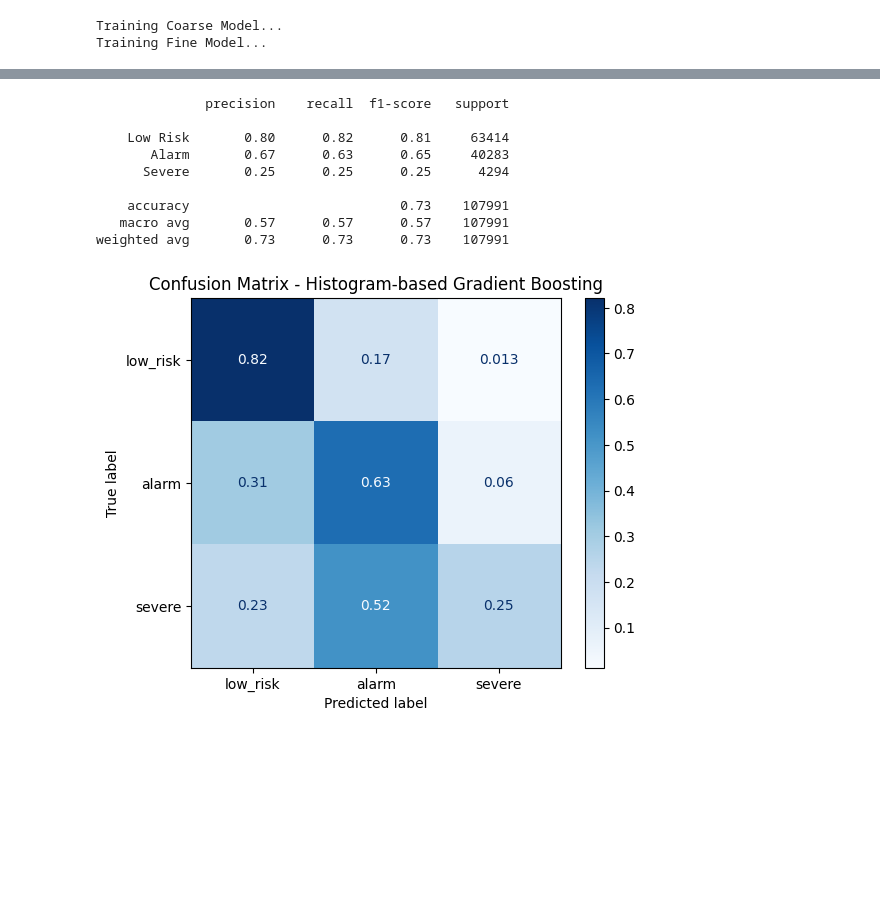
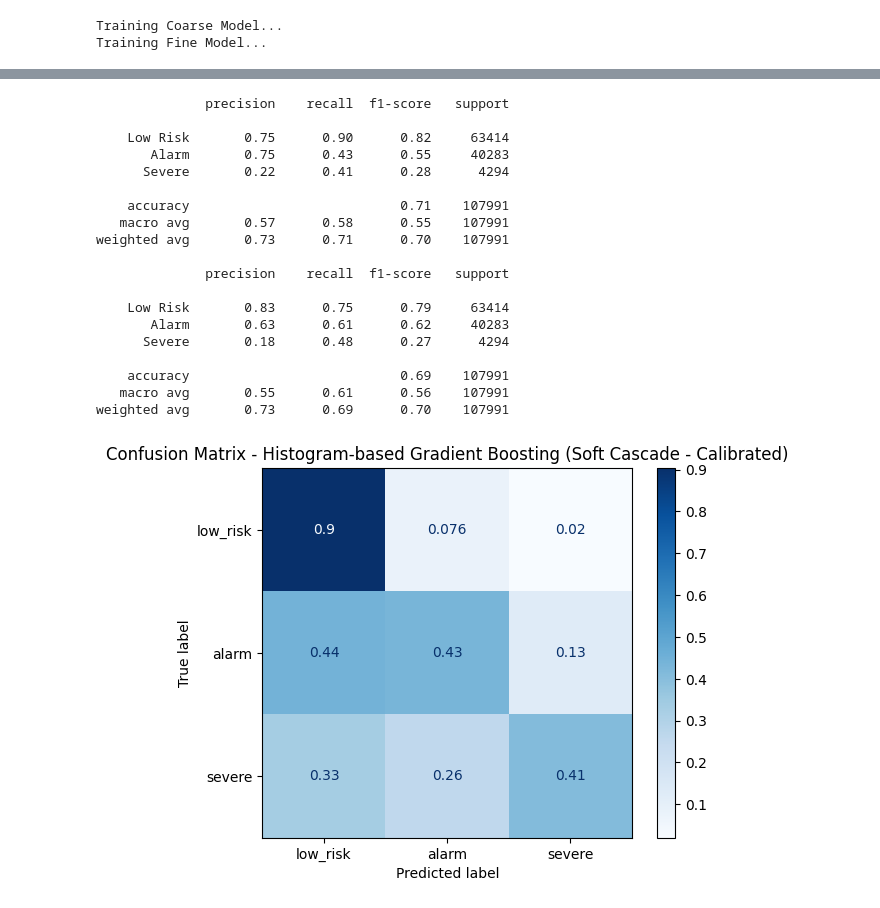
Before and after one commit to mlab-inf-ufrgs/dengue-severity-prediction, a Jupyter notebook: src/hier_classifier_hgb.ipynb, the cells around one changed output, grey strips where cells are left out. Drawn from its saved outputs; the diff is of its cells as text; code cells hidden in the pictures; blank space fills up the shorter version.

```diff
--- a/src/hier_classifier_hgb.ipynb
+++ b/src/hier_classifier_hgb.ipynb
@@ -187,10 +284,17 @@ Training Fine Model...
 # %%
+_, X_val_coarse, _, y_val_coarse = train_test_split(
+    X_coarse, y_coarse, test_size=TEST_RATIO, random_state=RANDOM_STATE, stratify=y_coarse
+)
+_, X_val_fine, _, y_val_fine = train_test_split(
+    X_fine, y_fine, test_size=TEST_RATIO, random_state=RANDOM_STATE, stratify=y_fine
+)
+
+X_val_fine_resampled, y_val_fine_resampled = resample_fine(X_val_fine, y_val_fine)
+
 calibrated_coarse = CalibratedClassifierCV(model_coarse, method='isotonic', cv='prefit')
 calibrated_fine = CalibratedClassifierCV(model_fine, method='isotonic', cv='prefit')
 
-X_fine_resampled, y_fine_resampled = resample_fine(X_fine, y_fine)
-
-calibrated_coarse.fit(X_coarse, y_coarse)
-calibrated_fine.fit(X_fine_resampled, y_fine_resampled)
+calibrated_coarse.fit(X_val_coarse, y_val_coarse)
+calibrated_fine.fit(X_val_fine_resampled, y_val_fine_resampled)
 # %% [output]
 CalibratedClassifierCV(cv='prefit',
@@ -223,25 +312,36 @@ Requirement already satisfied: six>=1.5 in /home/gabriel/Documents/UFRGS/SBCAS/.
+# %%
+f1_soft_calibrated, preds_soft_calibrated = predict_soft_cascade(
+    calibrated_coarse, calibrated_fine, X_test, y_test,
+)
+f1_hard_calibrated, preds_hard_calibrated = predict_hard_cascade(
+    calibrated_coarse, calibrated_fine, X_test, y_test,
+    threshold_coarse=0.4, threshold_fine=0.5
+)
+# %% [output]
+              precision    recall  f1-score   support
+
+    Low Risk       0.75      0.90      0.82     63414
+       Alarm       0.75      0.43      0.55     40283
+      Severe       0.22      0.41      0.28      4294
+
+    accuracy                           0.71    107991
+   macro avg       0.57      0.58      0.55    107991
+weighted avg       0.73      0.71      0.70    107991
+
+              precision    recall  f1-score   support
+
+    Low Risk       0.83      0.75      0.79     63414
+       Alarm       0.63      0.61      0.62     40283
+      Severe       0.18      0.48      0.27      4294
+
+    accuracy                           0.69    107991
+   macro avg       0.55      0.61      0.56    107991
+weighted avg       0.73      0.69      0.70    107991
 # %%
-# Plot confusion matrix
-import matplotlib.pyplot as plt
-from sklearn.metrics import ConfusionMatrixDisplay
-
-f1, preds = predict_soft_cascade(
-    calibrated_coarse, calibrated_fine, X_test, y_test
+ConfusionMatrixDisplay.from_predictions(
+    y_test, preds_soft_calibrated, display_labels=TARGET_NAMES, cmap=plt.cm.Blues, normalize='true'
 )
-
-ConfusionMatrixDisplay.from_predictions(
-    y_test, preds, display_labels=TARGET_NAMES, cmap=plt.cm.Blues, normalize='true'
-)
-plt.title("Confusion Matrix - Histogram-based Gradient Boosting")
+plt.title("Confusion Matrix - Histogram-based Gradient Boosting (Soft Cascade - Calibrated)")
 plt.show()
 # %% [output]
-              precision    recall  f1-score   support
-
-    Low Risk       0.80      0.82      0.81     63414
-       Alarm       0.67      0.63      0.65     40283
-      Severe       0.25      0.25      0.25      4294
-
-    accuracy                           0.73    107991
-   macro avg       0.57      0.57      0.57    107991
-weighted avg       0.73      0.73      0.73    107991
-[figure, old version]
+[figure, new version]
```
Also changed, not shown: parts of 16 cells of this notebook, 9 other files.
